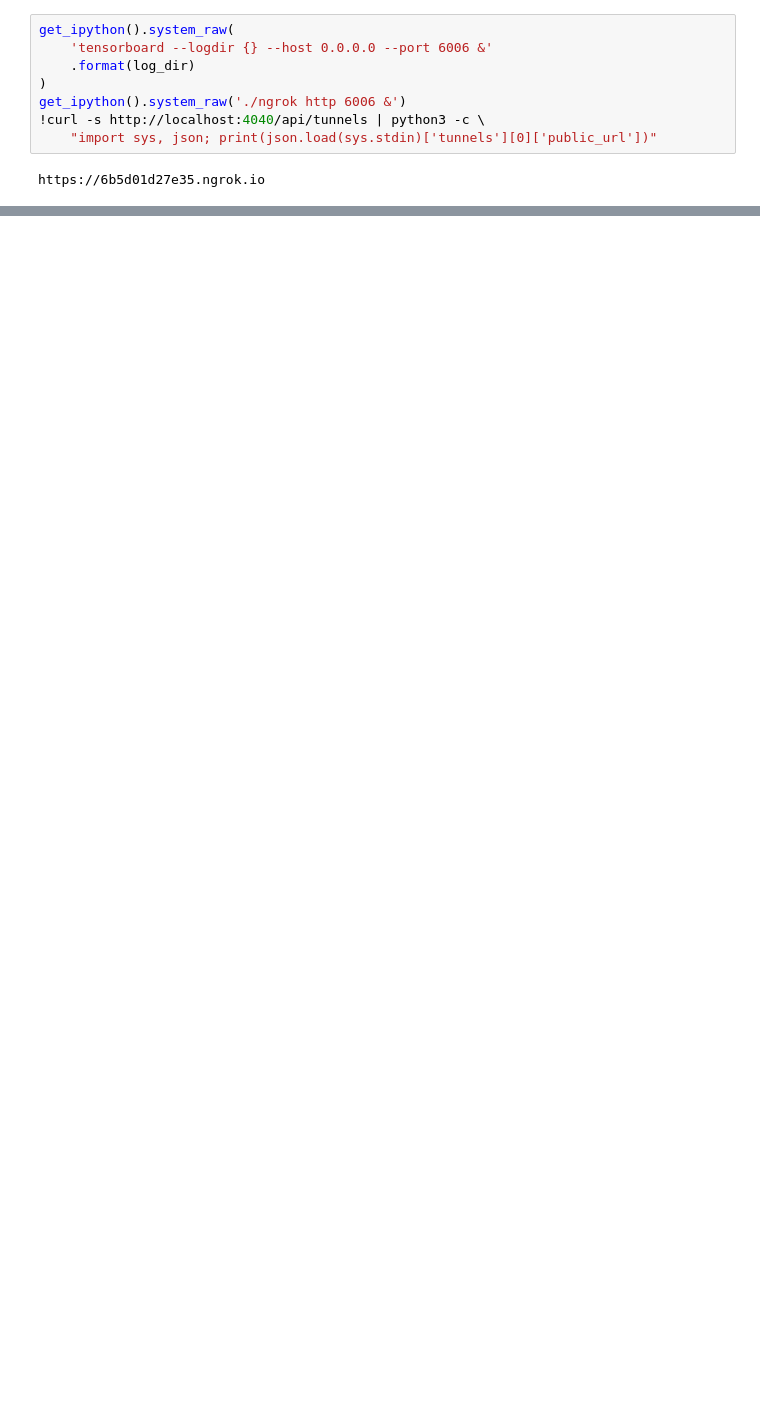
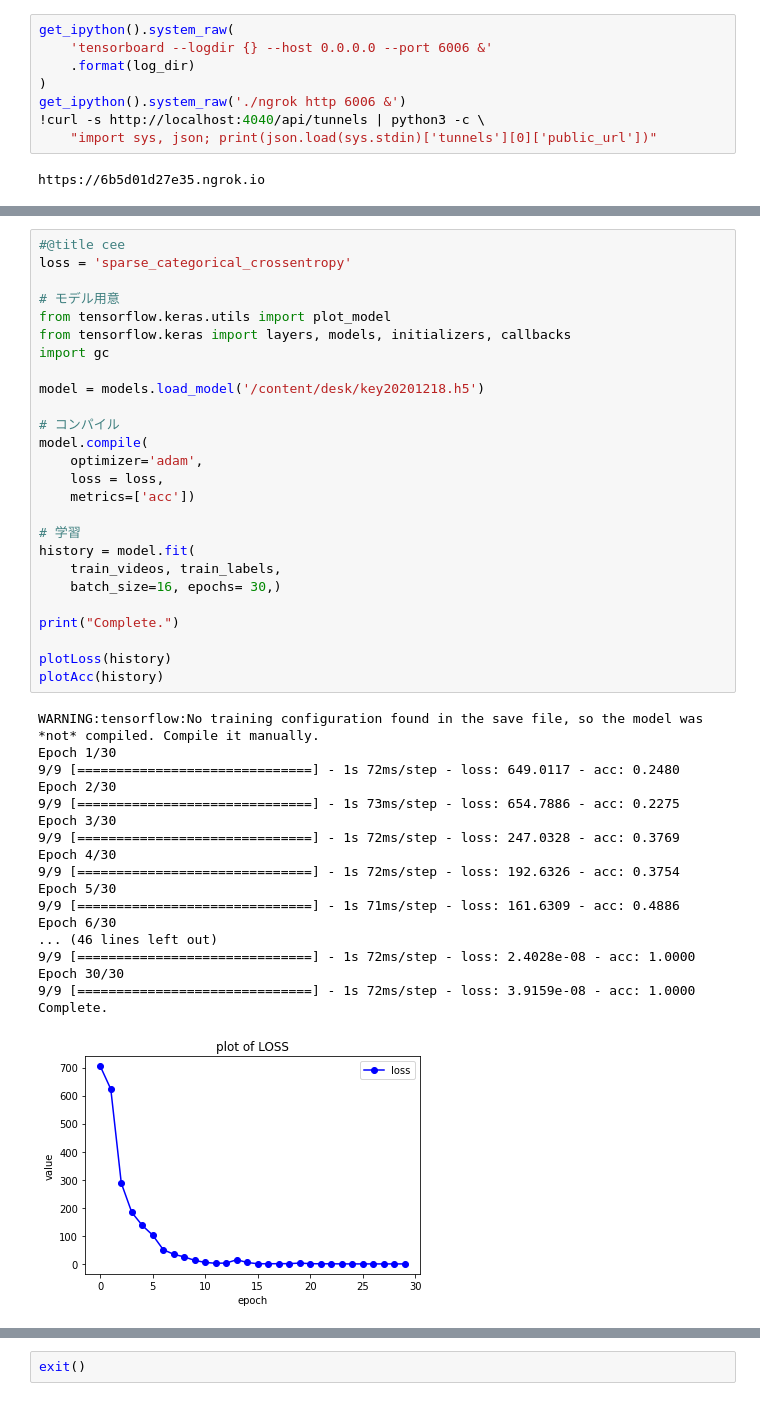
Before and after one commit to s1250103/Public_mori-lab, a Jupyter notebook: experiments/b_wide/Implement/tool.ipynb, the cells around one changed output, grey strips where cells are left out. Drawn from its saved outputs; the diff is of its cells as text; blank space fills up the shorter version.

```diff
--- a/experiments/b_wide/Implement/tool.ipynb
+++ b/experiments/b_wide/Implement/tool.ipynb
@@ -711,0 +712,45 @@ https://6b5d01d27e35.ngrok.io
+# %%
+#@title cee
+loss = 'sparse_categorical_crossentropy'
+
+# モデル用意
+from tensorflow.keras.utils import plot_model
+from tensorflow.keras import layers, models, initializers, callbacks
+import gc
+
+model = models.load_model('/content/desk/key20201218.h5')
+
+# コンパイル
+model.compile(
+    optimizer='adam',
+    loss = loss,
+    metrics=['acc'])
+
+# 学習
+history = model.fit(
+    train_videos, train_labels,
+    batch_size=16, epochs= 30,)
+
+print("Complete.")
+
+plotLoss(history)
+plotAcc(history)
+# %% [output]
+WARNING:tensorflow:No training configuration found in the save file, so the model was *not* compiled. Compile it manually.
+Epoch 1/30
+9/9 [==============================] - 1s 72ms/step - loss: 649.0117 - acc: 0.2480
+Epoch 2/30
+9/9 [==============================] - 1s 73ms/step - loss: 654.7886 - acc: 0.2275
+Epoch 3/30
+9/9 [==============================] - 1s 72ms/step - loss: 247.0328 - acc: 0.3769
+Epoch 4/30
+9/9 [==============================] - 1s 72ms/step - loss: 192.6326 - acc: 0.3754
+Epoch 5/30
+9/9 [==============================] - 1s 71ms/step - loss: 161.6309 - acc: 0.4886
+Epoch 6/30
+... (46 lines left out)
+9/9 [==============================] - 1s 72ms/step - loss: 2.4028e-08 - acc: 1.0000
+Epoch 30/30
+9/9 [==============================] - 1s 72ms/step - loss: 3.9159e-08 - acc: 1.0000
+Complete.
+[figure, added]
@@ -711,0 +758,2 @@ https://6b5d01d27e35.ngrok.io
+# %%
+exit()
```
Also changed, not shown: parts of 22 cells of this notebook.
